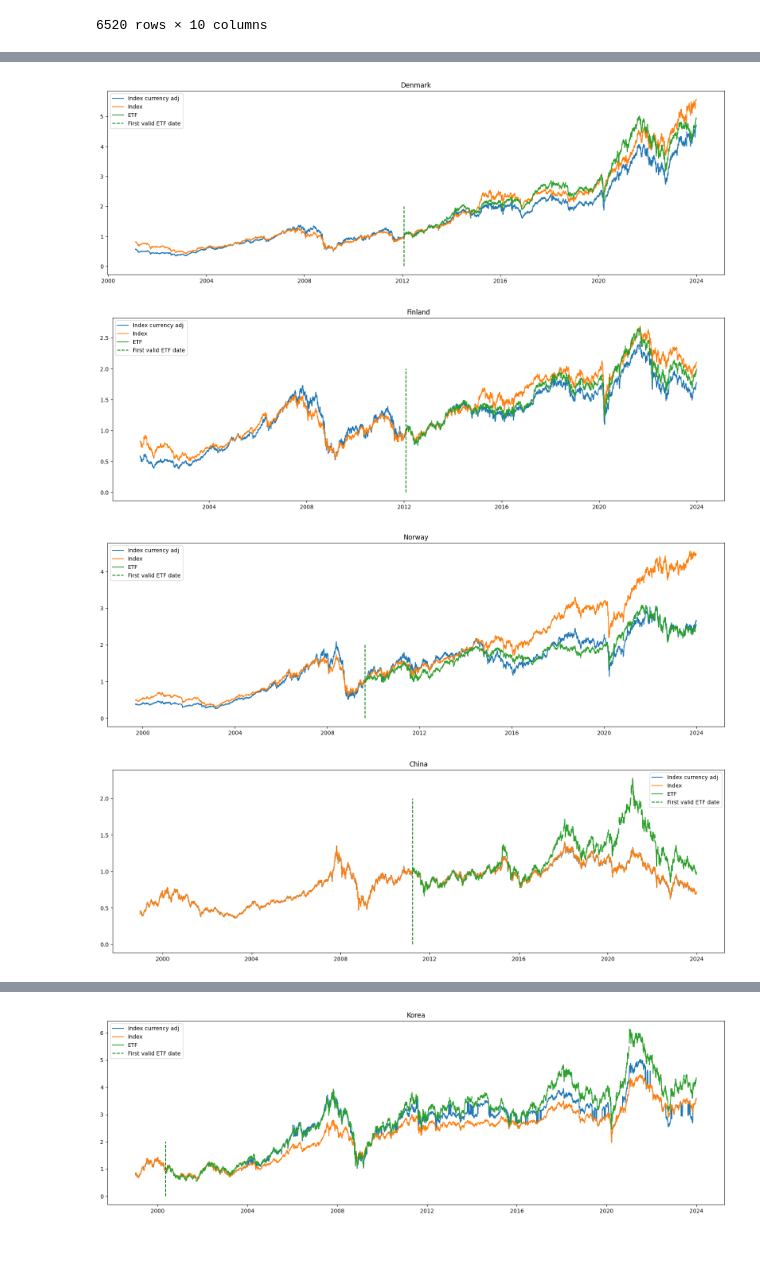
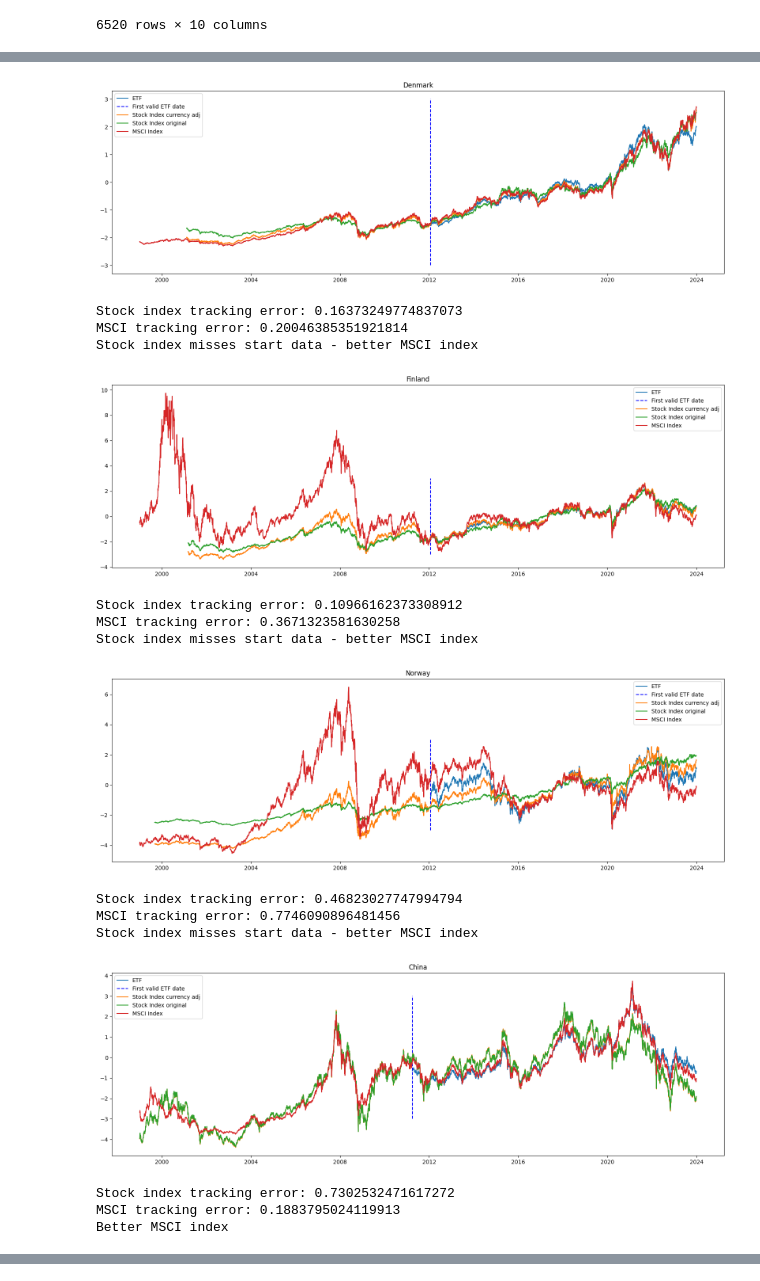
Before and after one commit to lharazin/TFM, a Jupyter notebook: Algorithm/data_preprocessing.ipynb, the cells around one changed output, grey strips where cells are left out. Cells and saved outputs as stored; diff of their text form; code cells hidden in the pictures; blank space fills up the shorter version.

Commit message:
added MSCI indices and improved synthetic etfs

```diff
--- a/Algorithm/data_preprocessing.ipynb
+++ b/Algorithm/data_preprocessing.ipynb
@@ -298,0 +290,7 @@ def compare_data(country, norm_date):
+# %%
+df_msci_indices = pd.DataFrame(index=pd.date_range('1999-01-04', '2023-12-29', freq='B'),
+                                columns=msci_indices.index)
+
+for country in msci_indices.index:
+    symbol = msci_indices.loc[country]['Code']
+    df_msci_indices.loc[:, country] = sql_handler.read_market_data(symbol)['Value']
@@ -298,0 +308,3 @@ def compare_data(country, norm_date):
+# %%
+df_msci_indices = df_msci_indices.astype(float).round(2)
+df_msci_indices
@@ -298,0 +325,10 @@ def compare_data(country, norm_date):
+# %%
+for country in df_msci_indices.columns:
+    first_valid = df_msci_indices[country].first_valid_index()
+    if not str(first_valid).startswith('1999-01-04'):
+        print(country, first_valid)
+# %%
+for country in df_msci_indices.columns:
+    last_valid = df_msci_indices[country].last_valid_index()
+    if not str(last_valid).startswith('2023-12-29'):
+        print(country, last_valid)
@@ -299,12 +399,22 @@ def compare_data(country, norm_date):
 # %%
-# Countries that would need to fill missing ETF data
-
 for country in df_etfs.columns:
     first_valid = df_etfs[country].first_valid_index()
     if not str(first_valid).startswith('1999-01-04'):
-        compare_data(country, first_valid)
+        compare_data_with_indices(country, first_valid)
 # %% [output]
-[figure, old version]
+[figure, new version]
+Stock index tracking error: 0.16373249774837073
+MSCI tracking error: 0.20046385351921814
+Stock index misses start data - better MSCI index
-[figure, old version]
+[figure, new version]
+Stock index tracking error: 0.10966162373308912
+MSCI tracking error: 0.3671323581630258
+Stock index misses start data - better MSCI index
-[figure, old version]
+[figure, new version]
+Stock index tracking error: 0.46823027747994794
+MSCI tracking error: 0.7746090896481456
+Stock index misses start data - better MSCI index
-[figure, old version]
+[figure, new version]
+Stock index tracking error: 0.7302532471617272
+MSCI tracking error: 0.1883795024119913
+Better MSCI index
@@ -313 +425,0 @@ for country in df_etfs.columns:
-[figure, removed]
```
Also changed, not shown: parts of 34 cells of this notebook, 8 other files.
